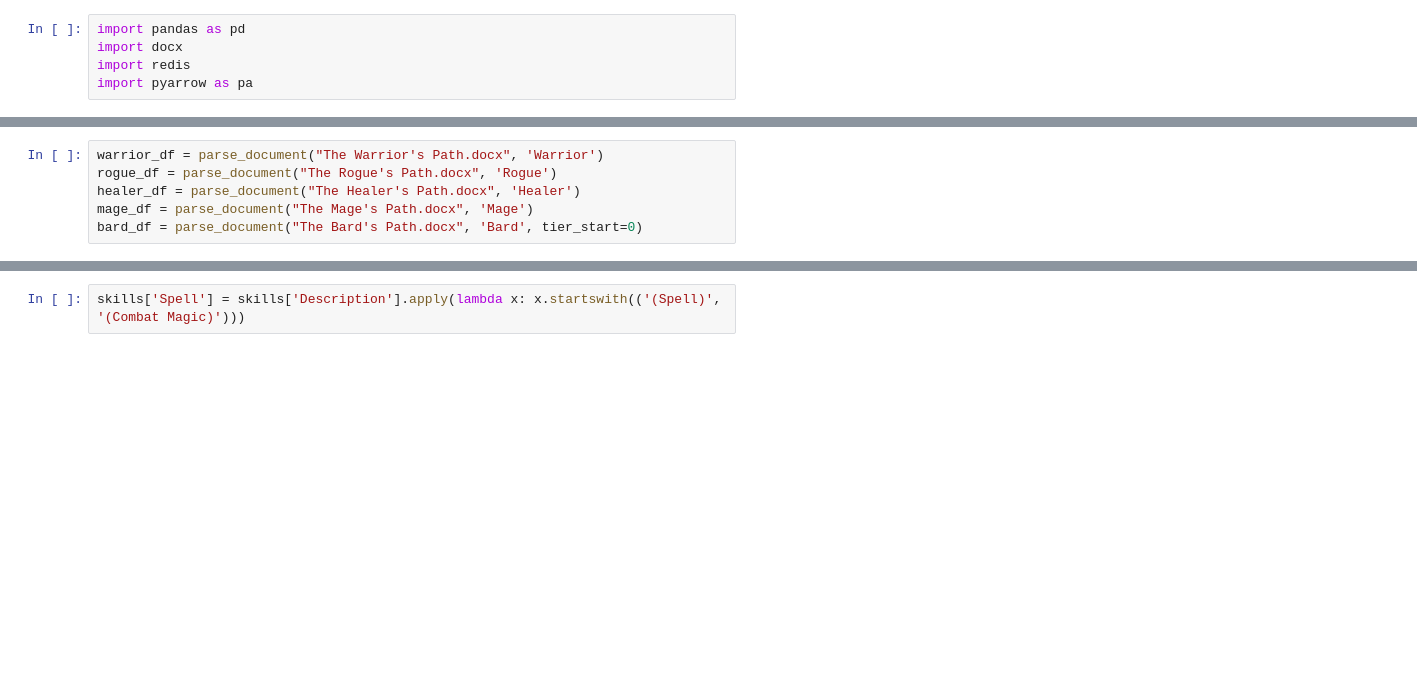
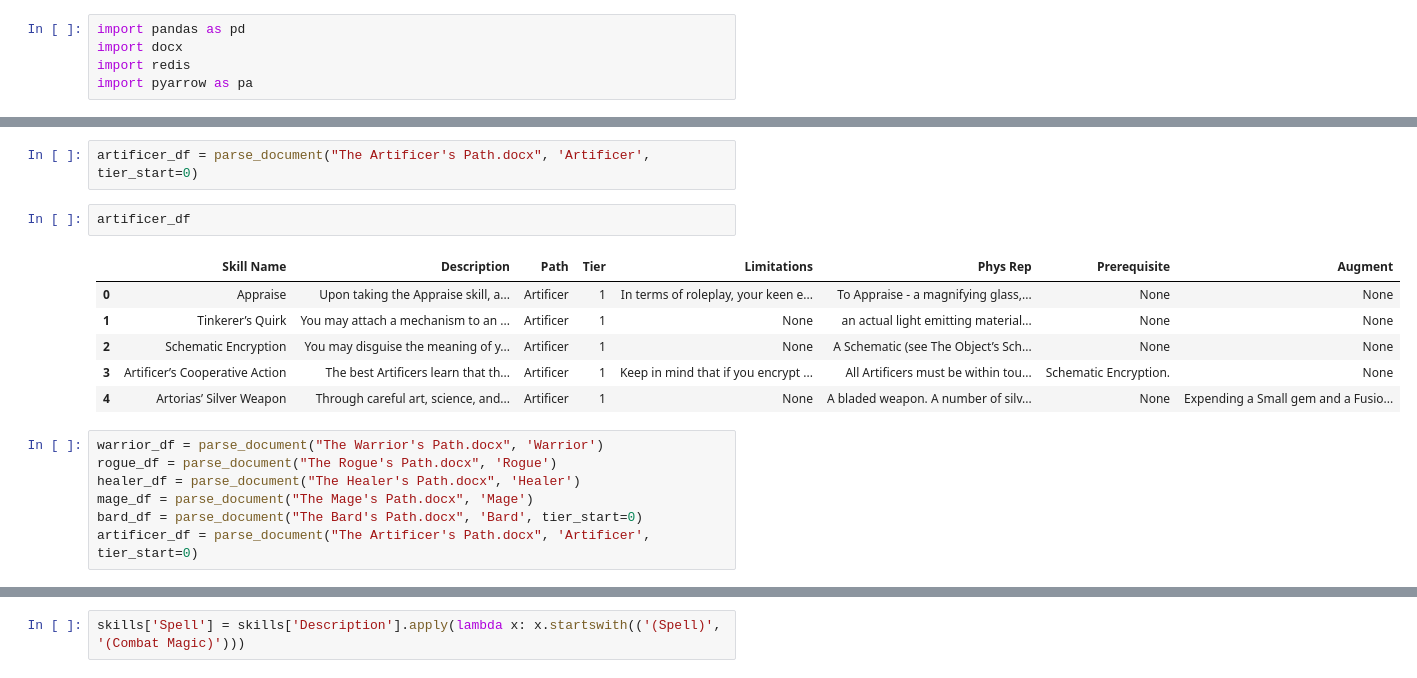
Before and after one commit to ntdens/la-character-sheet, a Jupyter notebook: character_sheet.ipynb, the cells around one changed output, grey strips where cells are left out. Drawn from its saved outputs; the diff is of its cells as text; blank space fills up the shorter version.

```diff
--- a/character_sheet.ipynb
+++ b/character_sheet.ipynb
@@ -62,9 +71,21 @@ def parse_document(doc_path, skill_path, tier_start=-1):
+# %%
+artificer_df = parse_document("The Artificer's Path.docx", 'Artificer', tier_start=0)
+# %%
+artificer_df
+# %% [output]
+|  | Skill Name | Description | Path | Tier | Limitations | Phys Rep | Prerequisite | Augment |
+| 0 | Appraise | Upon taking the Appraise skill, a... | Artificer | 1 | In terms of roleplay, your keen e... | To Appraise - a magnifying glass,... | None | None |
+| 1 | Tinkerer’s Quirk | You may attach a mechanism to an ... | Artificer | 1 | None | an actual light emitting material... | None | None |
+| 2 | Schematic Encryption | You may disguise the meaning of y... | Artificer | 1 | None | A Schematic (see The Object’s Sch... | None | None |
+| 3 | Artificer’s Cooperative Action | The best Artificers learn that th... | Artificer | 1 | Keep in mind that if you encrypt ... | All Artificers must be within tou... | Schematic Encryption. | None |
+| 4 | Artorias’ Silver Weapon | Through careful art, science, and... | Artificer | 1 | None | A bladed weapon. A number of silv... | None | Expending a Small gem and a Fusio... |
 # %%
 warrior_df = parse_document("The Warrior's Path.docx", 'Warrior')
 rogue_df = parse_document("The Rogue's Path.docx", 'Rogue')
 healer_df = parse_document("The Healer's Path.docx", 'Healer')
 mage_df = parse_document("The Mage's Path.docx", 'Mage')
 bard_df = parse_document("The Bard's Path.docx", 'Bard', tier_start=0)
+artificer_df = parse_document("The Artificer's Path.docx", 'Artificer', tier_start=0)
 # %%
 rogue_df
 # %% [output]
```
Also changed, not shown: parts of 6 cells of this notebook, 4 other files.
